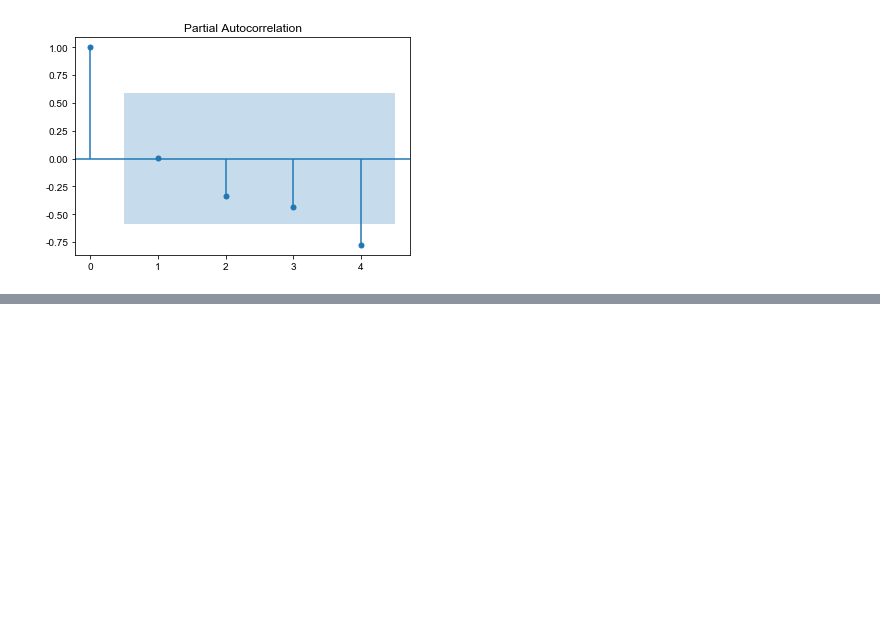
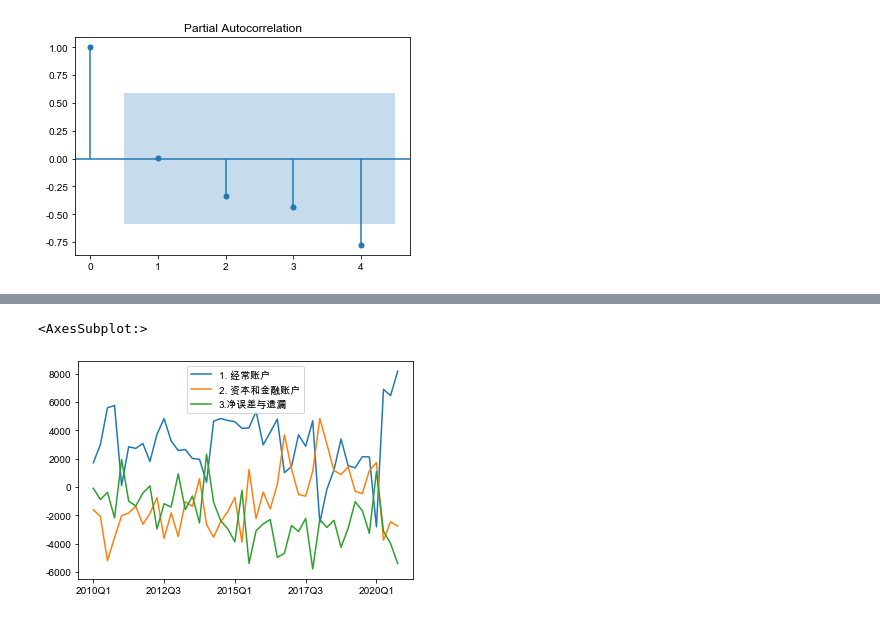
Before and after one commit to thales-ucas/macroeconomics, a Jupyter notebook: ts.ipynb, the cells around one changed output, grey strips where cells are left out. Drawn from its saved outputs; the diff is of its cells as text; code cells hidden in the pictures; blank space fills up the shorter version.

```diff
--- a/ts.ipynb
+++ b/ts.ipynb
@@ -30,12 +30,12 @@ df.loc[4:5]
 | 4 | NaN | NaN | NaN | NaN | NaN | NaN | NaN | NaN | NaN | NaN | NaN | ... |
 | 5 | 1. 经常账户 | 16043.3 | 8735.74 | 13601.9 | 9190.29 | 14516 | 18265.7 | 12637.8 | 12684.59029 | 1881.742404 | 7115.964257 | ... |
 # %%
-def getDf(ids):
+def getDf(df, ids):
     data = {}
     for n in ids:
-        data[df.loc[n, 0:1].values[0]] = df.loc[n, 1:12].values
-    return pd.DataFrame(data, index=df.loc[3, 1:12].values)
-bop = getDf([5, 74, 135])
+        data[df.loc[n, 0:1].values[0]] = df.loc[n, 1:].values
+    return pd.DataFrame(data, index=df.loc[3, 1:].values)
+bop = getDf(df, [5, 74, 135])
 bop
 # %% [output]
 |  | 1. 经常账户 | 2. 资本和金融账户 | 3.净误差与遗漏 |
@@ -75,0 +78,3 @@ array([ 1.        ,  0.00468869, -0.333566  , -0.43572626, -0.77552683])
+# %%
+season = pd.read_excel('bop.xlsx', '季度BOP（人民币）', header=None)
+season
@@ -75,0 +95,3 @@ array([ 1.        ,  0.00468869, -0.333566  , -0.43572626, -0.77552683])
+# %%
+seasondf = getDf(season, [5, 74, 135])
+seasondf
@@ -75,0 +116,5 @@ array([ 1.        ,  0.00468869, -0.333566  , -0.43572626, -0.77552683])
+# %%
+seasondf.plot()
+# %% [output]
+<AxesSubplot:>
+[figure, added]
```
Also changed, not shown: parts of 7 cells of this notebook.
